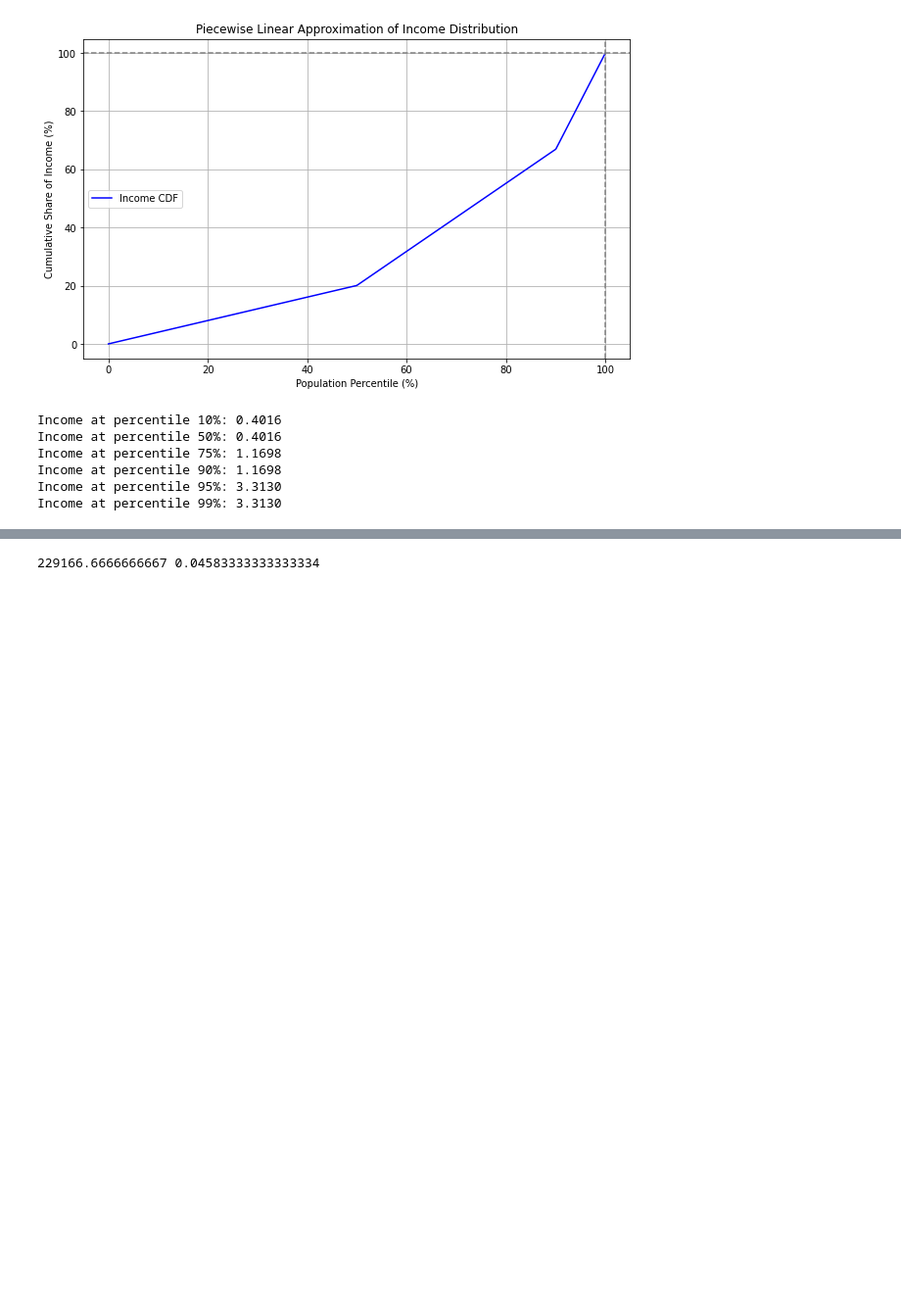
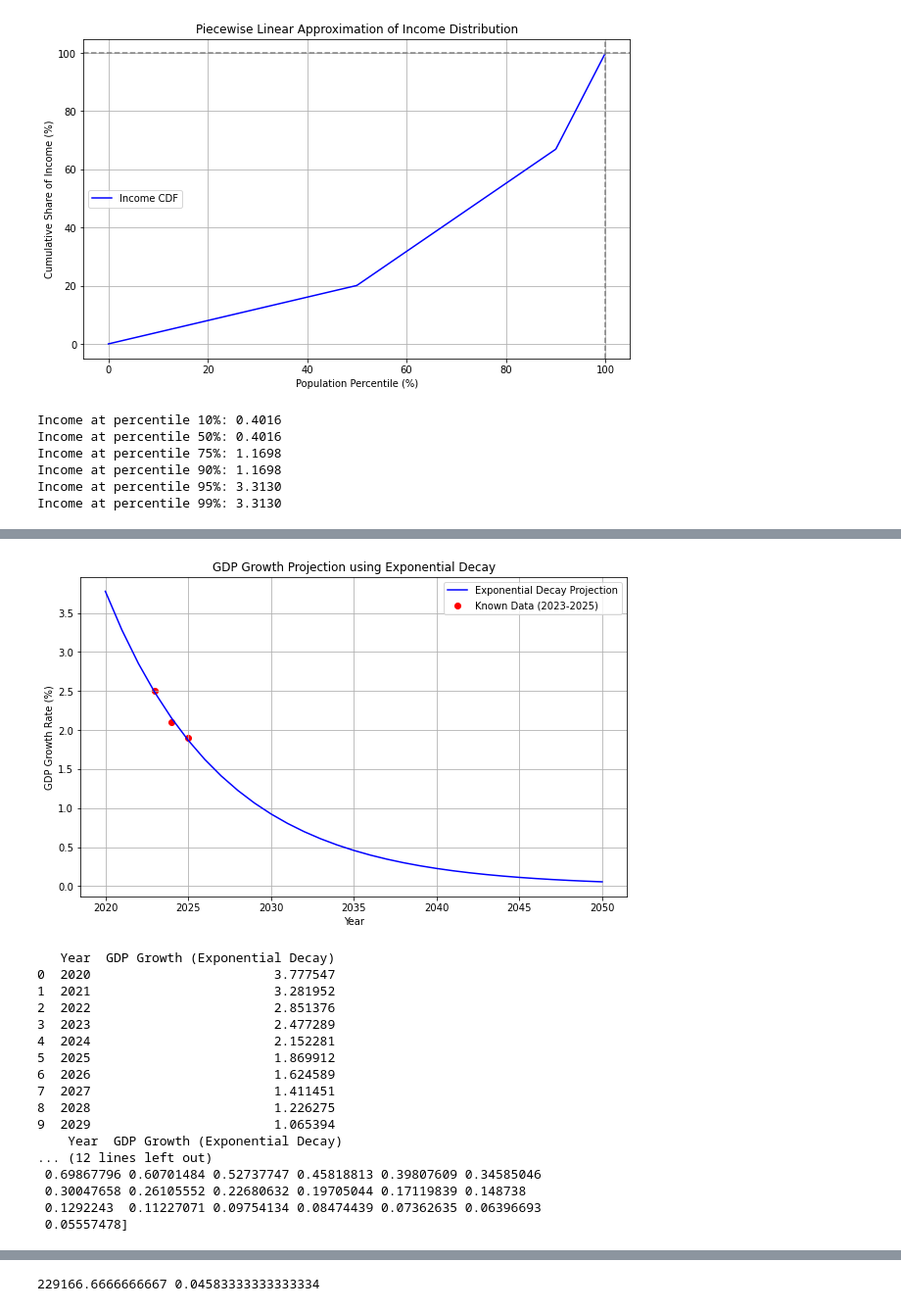
Before and after one commit to antoniamgolab/iDesignRES_transcompmodel, a Jupyter notebook: basque_country.ipynb, the cells around one changed output, grey strips where cells are left out. Shown at 98% size. Drawn from its saved outputs; the diff is of its cells as text; code cells hidden in the pictures; blank space fills up the shorter version.

Commit message:
updating data generation

```diff
--- a/basque_country.ipynb
+++ b/basque_country.ipynb
@@ -689,0 +684,72 @@ print(categorize_trips(1000))
+# %%
+# map relative gpd change
+spainish_growth = {2023: 2.5, 2024: 2.1, 2025: 1.9}
+# Import required libraries
+import numpy as np
+import pandas as pd
+import matplotlib.pyplot as plt
+from scipy.optimize import curve_fit
+
+# Step 1: Define the exponential decay function
+def exp_decay(x, a, b):
+    return a * np.exp(-b * x)
+
+# Step 2: Known GDP growth data (for 2023, 2024, 2025)
+known_years = np.array([2023, 2024, 2025]) - 2023  # Shift years to start from 0 (i.e., 2023 is year 0)
+known_growth_rates = np.array([2.5, 2.1, 1.9])
+
+# Step 3: Fit the exponential decay function to the known data
+params, _ = curve_fit(exp_decay, known_years, known_growth_rates)
+
+# Unpack the fitted parameters a (initial value) and b (decay rate)
+a_exp, b_exp = params
+
+# Step 4: Define the years for prediction (2020-2050), shifted to start from 2023
+predict_years = np.arange(2020, 2051) - 2023
+
+# Step 5: Predict GDP growth using the fitted exponential decay model
+predicted_growth_exp = exp_decay(predict_years, a_exp, b_exp)
+
+# Step 6: Create a DataFrame to store the predicted values
+exp_growth_df = pd.DataFrame({
+    'Year': np.arange(2020, 2051),
+    'GDP Growth (Exponential Decay)': predicted_growth_exp
+})
+# Create a dictionary with years as keys and GDP growth rates as values
+exp_growth_dict = exp_growth_df.set_index('Year')['GDP Growth (Exponential Decay)'].to_dict()
+
+# Step 7: Plot the results
+plt.figure(figsize=(10, 6))
+plt.plot(exp_growth_df['Year'], exp_growth_df['GDP Growth (Exponential Decay)'], label='Exponential Decay Projection', color='blue')
+plt.scatter([2023, 2024, 2025], known_growth_rates, color='red', label='Known Data (2023-2025)')
+plt.title('GDP Growth Projection using Exponential Decay')
+plt.xlabel('Year')
+plt.ylabel('GDP Growth Rate (%)')
+plt.legend()
+plt.grid(True)
+plt.show()
+
+# Step 8: Optionally, print or export the predicted data
+print(exp_growth_df.head(10))  # View first 10 years of predictions
+print(exp_growth_df.tail(10))  # View last 10 years of predictions
+
+print(predicted_growth_exp)
+# %% [output]
+[figure, added]
+   Year  GDP Growth (Exponential Decay)
+0  2020                        3.777547
+1  2021                        3.281952
+2  2022                        2.851376
+3  2023                        2.477289
+4  2024                        2.152281
+5  2025                        1.869912
+6  2026                        1.624589
+7  2027                        1.411451
+8  2028                        1.226275
+9  2029                        1.065394
+    Year  GDP Growth (Exponential Decay)
+... (12 lines left out)
+ 0.69867796 0.60701484 0.52737747 0.45818813 0.39807609 0.34585046
+ 0.30047658 0.26105552 0.22680632 0.19705044 0.17119839 0.148738
+ 0.1292243  0.11227071 0.09754134 0.08474439 0.07362635 0.06396693
+ 0.05557478]
```
Also changed, not shown: parts of 16 cells of this notebook.
